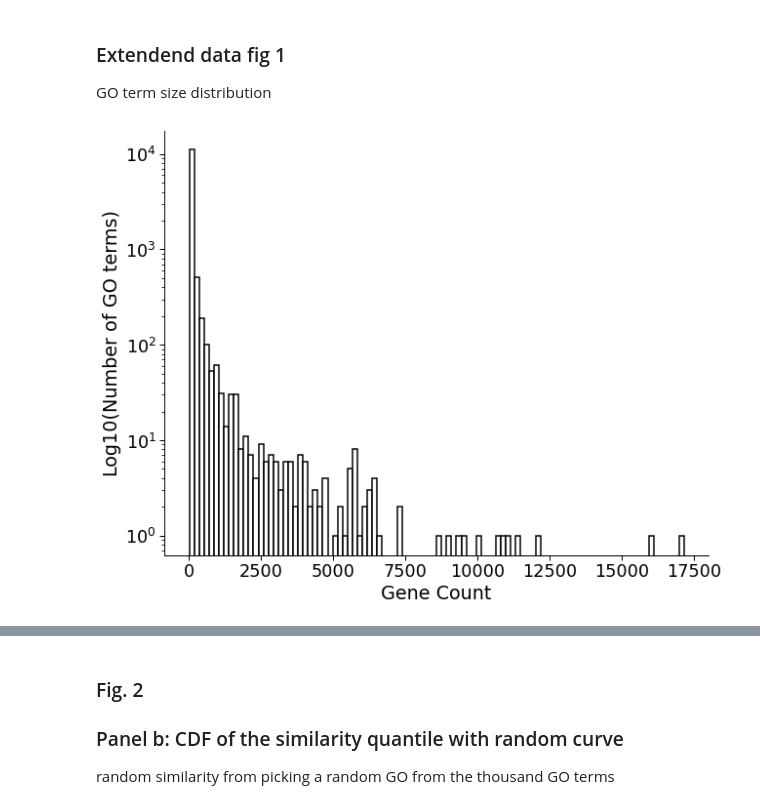
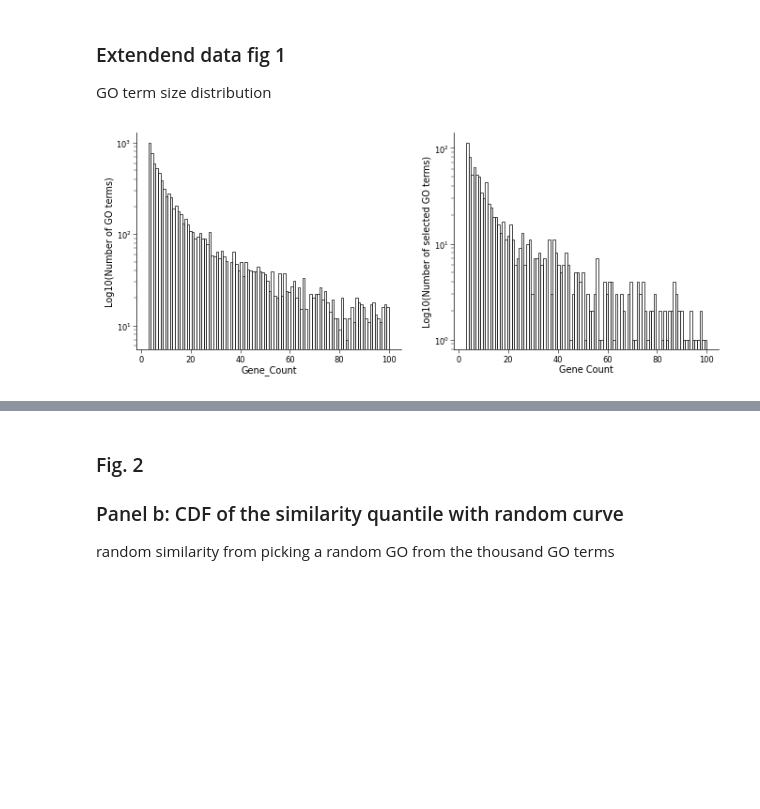
Before and after one commit to idekerlab/llm_evaluation_for_gene_set_interpretation, a Jupyter notebook: 6.[GO set]Plot_GO_analysis_figs.ipynb, the cells around one changed output, grey strips where cells are left out. Drawn from its saved outputs; the diff is of its cells as text; code cells hidden in the pictures; blank space fills up the shorter version.

Commit message:
update notebooks for plots

```diff
--- a/6.[GO set]Plot_GO_analysis_figs.ipynb
+++ b/6.[GO set]Plot_GO_analysis_figs.ipynb
@@ -15,27 +54,32 @@ GO term size distribution
 # %%
 ## distribution of original go term sizes
 import pandas as pd
 import matplotlib.pyplot as plt
 import seaborn as sns
 import numpy as np
 
 go_terms = pd.read_csv('data/go_terms.csv', sep = ',',index_col=0)
+# only show go terms from 3-100
+filtered_go_terms = go_terms[(go_terms['Gene_Count']>=3) & (go_terms['Gene_Count']<=100)]
 
-sns.set_context("paper", font_scale=2)
-plt.rcParams['pdf.fonttype'] = 42
+input_file = 'data/GO_term_analysis/1000_selected_go_terms.csv'
+thousand_GO = pd.read_csv(input_file, sep = ',')
 
 
-fig, ax = plt.subplots(figsize=(10,8))
+fig, ax = plt.subplots(nrows=1, ncols=2, figsize=(8,3))
 # Apply log transformation to the 'Gene_Count' column
 # go_terms['log_Gene_Count'] = np.log2(go_terms['Gene_Count'])
-ax.set(yscale="log")
+ax[0].set_yscale("log")
+ax[1].set_yscale("log")
 # Plotting the distribution of the log-transformed data
-sns.histplot(go_terms['Gene_Count'], bins=100, edgecolor='black',color='white', linewidth=1.5, rasterized=True)
+sns.histplot(filtered_go_terms['Gene_Count'], bins=100, edgecolor='black',color='white', linewidth=0.5, rasterized=True, ax=ax[0])
+sns.histplot(thousand_GO['Gene_Count'], bins=100, edgecolor='black',color='white', linewidth=0.5, rasterized=True, ax=ax[1])
 
 plt.xlabel('Gene Count')
-plt.ylabel('Log10(Number of GO terms)')
+ax[0].set_ylabel('Log10(Number of GO terms)')
+ax[1].set_ylabel('Log10(Number of selected GO terms)')
 sns.despine()
-plt.savefig('figures/full_GO_term_size_distribution_logcount.pdf',dpi = 300, bbox_inches='tight')
+plt.savefig('figures/GO_BP_size_distribution.svg', bbox_inches='tight')
 plt.show()
 # %% [output]
-[figure, old version]
+[figure, new version]
```
Also changed, not shown: parts of 17 cells of this notebook, 1 other file.
